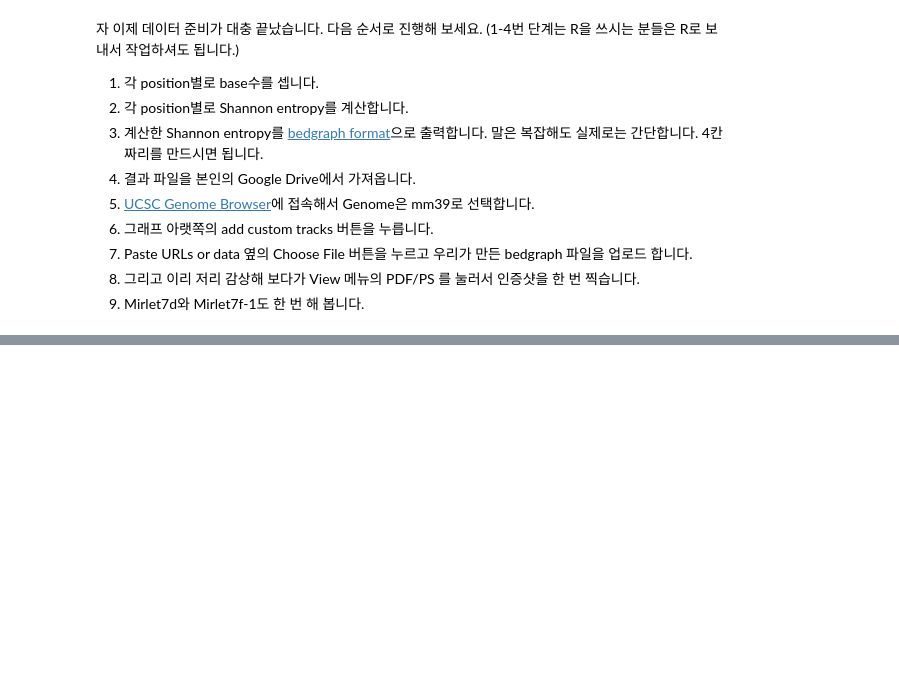
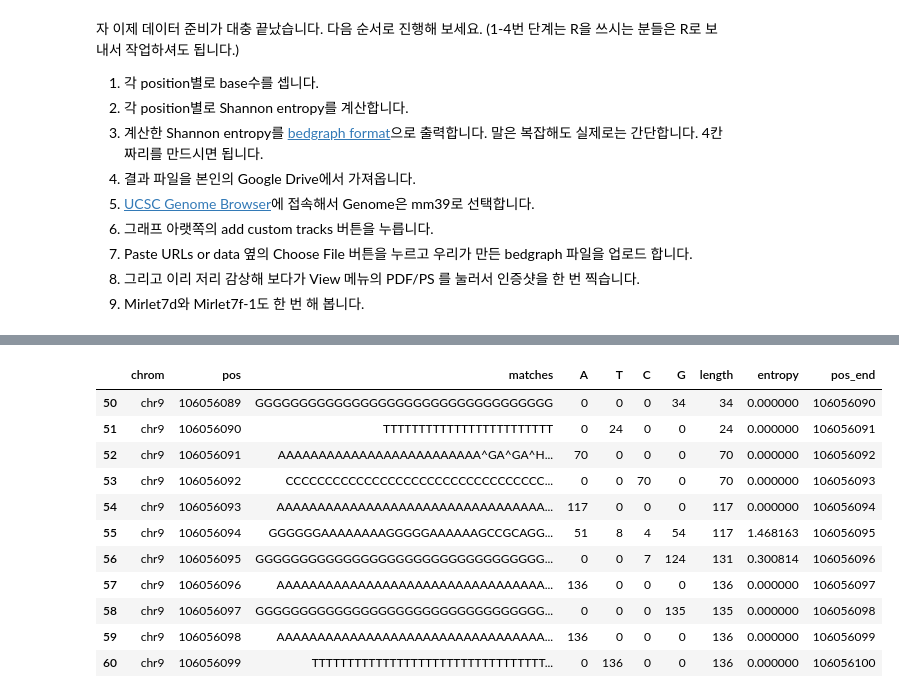
Before and after one commit to juseonmin/bioinfo, a Jupyter notebook: CoLab_TermProj_2022_3.ipynb, the cells around one changed output, grey strips where cells are left out. Drawn from its saved outputs; the diff is of its cells as text; code cells hidden in the pictures; blank space fills up the shorter version.

```diff
--- a/CoLab_TermProj_2022_3.ipynb
+++ b/CoLab_TermProj_2022_3.ipynb
@@ -330,0 +255,3 @@ df_length.head(20)
+# %%
+
+df_length['G'] = df_length['matches'].str.count('G') - df_length['matches'].str.count("\^G")
@@ -330,0 +274,3 @@ df_length.head(20)
+# %%
+df_length['length'] = df_length[['A','T','C','G']].sum(axis=1)
+df_length
@@ -330,0 +291,5 @@ df_length.head(20)
+# %%
+new_table = pd.DataFrame()
+for i in 'A','T','C','G':
+    new_table[i] = np.log2(1/(df_length[i]/df_length['length']))*(df_length[i]/df_length['length'])
+new_table
@@ -330,0 +310,3 @@ df_length.head(20)
+# %%
+df_length['entropy'] = new_table.sum(axis=1)
+df_length
@@ -331,3 +327,18 @@ df_length.head(20)
+# %%
+df_length.loc[50:60]
+# %% [output]
+|  | chrom | pos | matches | A | T | C | G | length | entropy | pos_end |
+| 50 | chr9 | 106056089 | GGGGGGGGGGGGGGGGGGGGGGGGGGGGGGGGGG | 0 | 0 | 0 | 34 | 34 | 0.000000 | 106056090 |
+| 51 | chr9 | 106056090 | TTTTTTTTTTTTTTTTTTTTTTTT | 0 | 24 | 0 | 0 | 24 | 0.000000 | 106056091 |
+| 52 | chr9 | 106056091 | AAAAAAAAAAAAAAAAAAAAAAAAA^GA^GA^H... | 70 | 0 | 0 | 0 | 70 | 0.000000 | 106056092 |
+| 53 | chr9 | 106056092 | CCCCCCCCCCCCCCCCCCCCCCCCCCCCCCCCC... | 0 | 0 | 70 | 0 | 70 | 0.000000 | 106056093 |
+| 54 | chr9 | 106056093 | AAAAAAAAAAAAAAAAAAAAAAAAAAAAAAAAA... | 117 | 0 | 0 | 0 | 117 | 0.000000 | 106056094 |
+| 55 | chr9 | 106056094 | GGGGGGAAAAAAAAGGGGGAAAAAAGCCGCAGG... | 51 | 8 | 4 | 54 | 117 | 1.468163 | 106056095 |
+| 56 | chr9 | 106056095 | GGGGGGGGGGGGGGGGGGGGGGGGGGGGGGGGG... | 0 | 0 | 7 | 124 | 131 | 0.300814 | 106056096 |
+| 57 | chr9 | 106056096 | AAAAAAAAAAAAAAAAAAAAAAAAAAAAAAAAA... | 136 | 0 | 0 | 0 | 136 | 0.000000 | 106056097 |
+| 58 | chr9 | 106056097 | GGGGGGGGGGGGGGGGGGGGGGGGGGGGGGGGG... | 0 | 0 | 0 | 135 | 135 | 0.000000 | 106056098 |
+| 59 | chr9 | 106056098 | AAAAAAAAAAAAAAAAAAAAAAAAAAAAAAAAA... | 136 | 0 | 0 | 0 | 136 | 0.000000 | 106056099 |
+| 60 | chr9 | 106056099 | TTTTTTTTTTTTTTTTTTTTTTTTTTTTTTTTT... | 0 | 136 | 0 | 0 | 136 | 0.000000 | 106056100 |
 # %%
 df_length['pos_end'] = df_length['pos'].apply(lambda x : x+1)
 # %%
```
Also changed, not shown: parts of 19 cells of this notebook.
